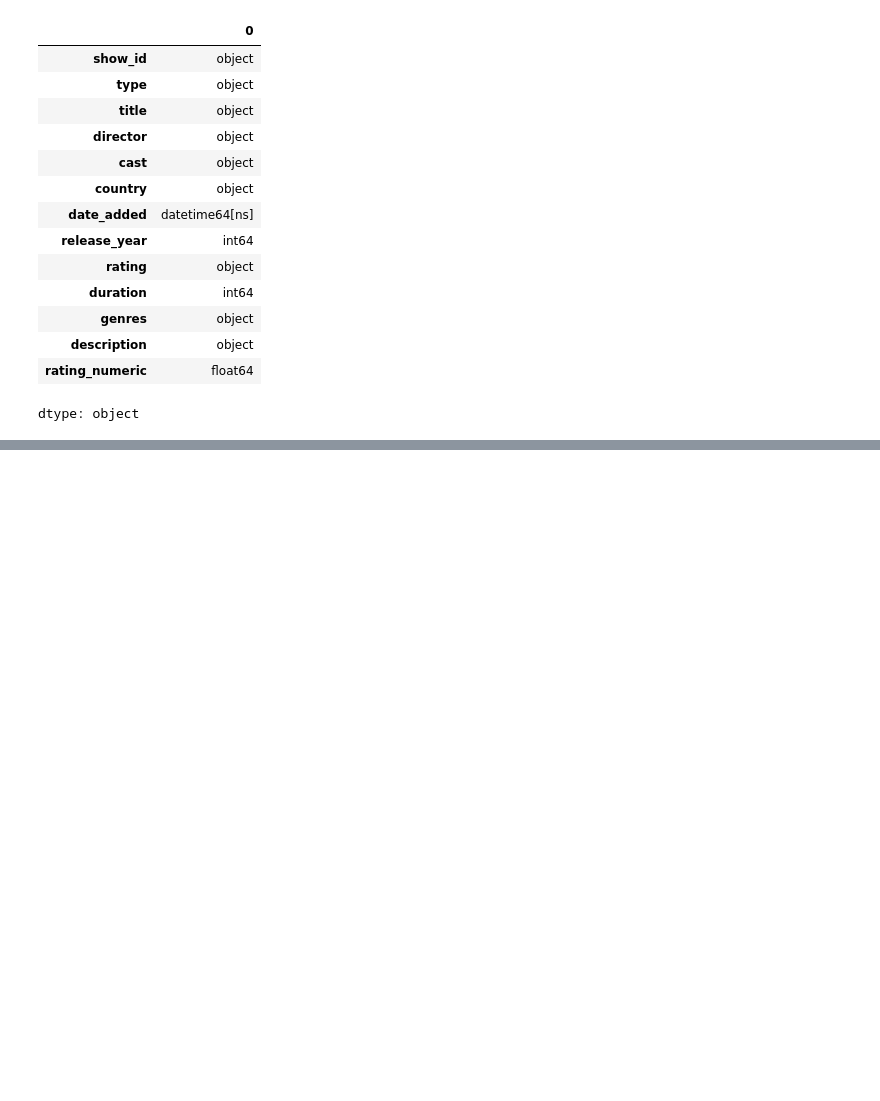
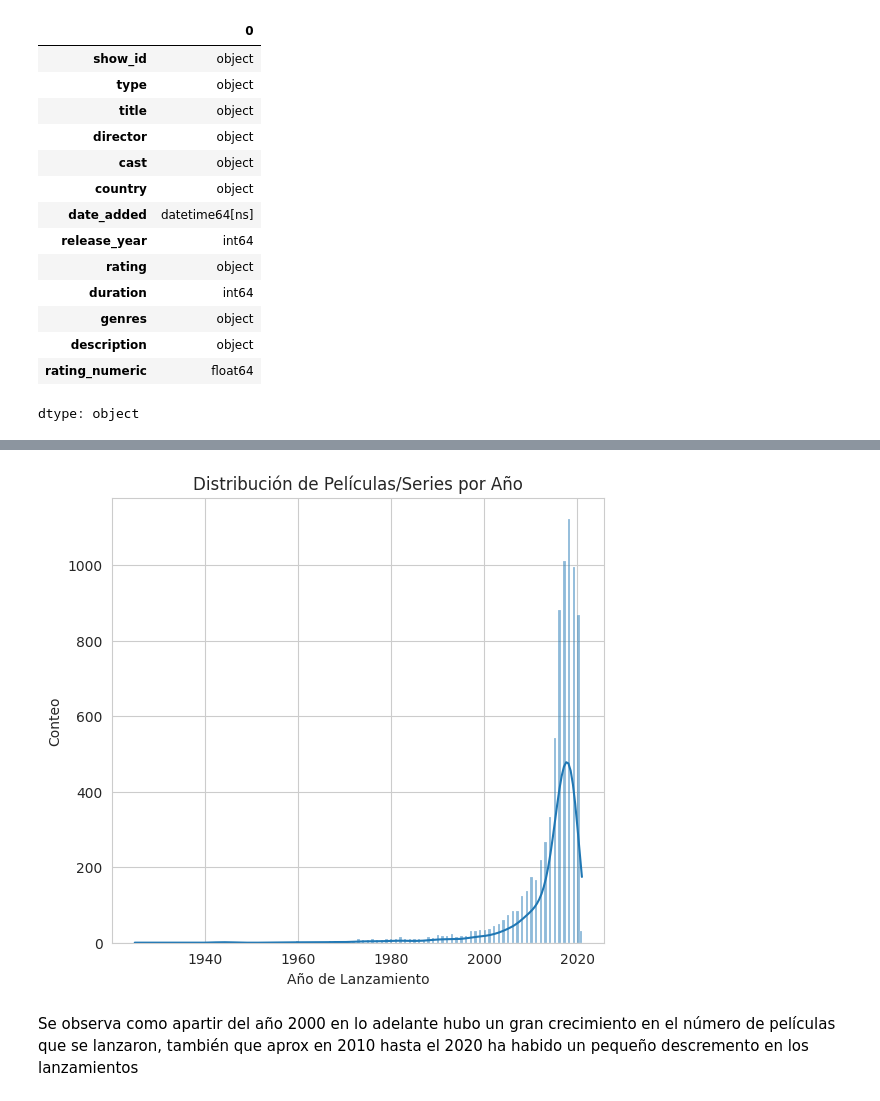
Before and after one commit to ItzelPF/Visualizacion_Datos, a Jupyter notebook: NetFlix.ipynb, the cells around one changed output, grey strips where cells are left out. Drawn from its saved outputs; the diff is of its cells as text; code cells hidden in the pictures; blank space fills up the shorter version.

```diff
--- a/NetFlix.ipynb
+++ b/NetFlix.ipynb
@@ -131,0 +253,15 @@ max     2021.000000   312.000000        5.000000
+# %%
+plt.figure(figsize=(16, 10))
+sns.set_style("whitegrid")
+
+plt.subplot(2, 3, 1)
+sns.histplot(df['release_year'], kde=True)
+plt.title('Distribución de Películas/Series por Año')
+plt.xlabel('Año de Lanzamiento')
+plt.ylabel('Conteo')
+plt.tight_layout()
+plt.show()
+# %% [output]
+[figure, added]
+# %% [markdown]
+Se observa como apartir del año 2000 en lo adelante hubo un gran crecimiento en el número de películas que se lanzaron, también que aprox en 2010 hasta el 2020 ha habido un pequeño descremento en los lanzamientos
```
Also changed, not shown: parts of 12 cells of this notebook.
